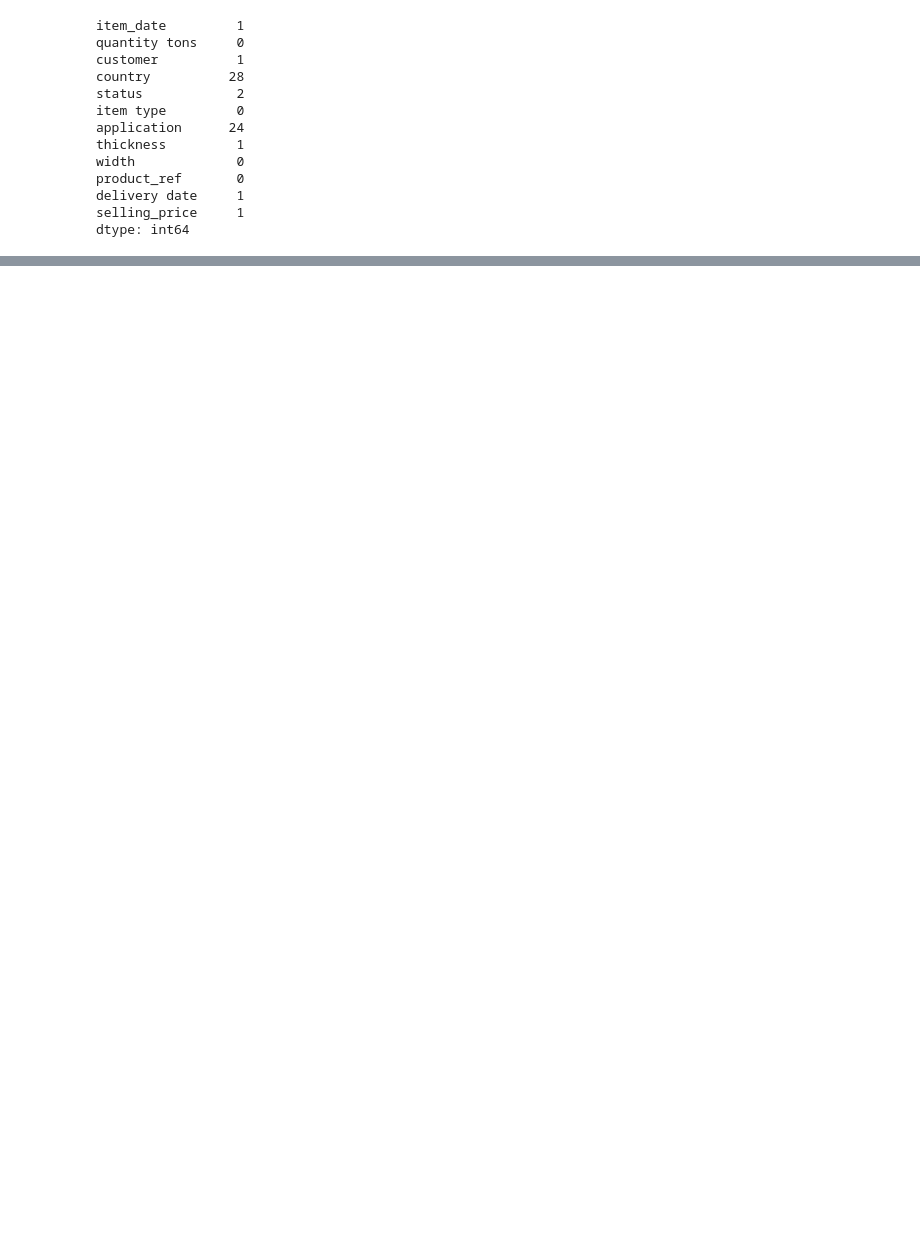
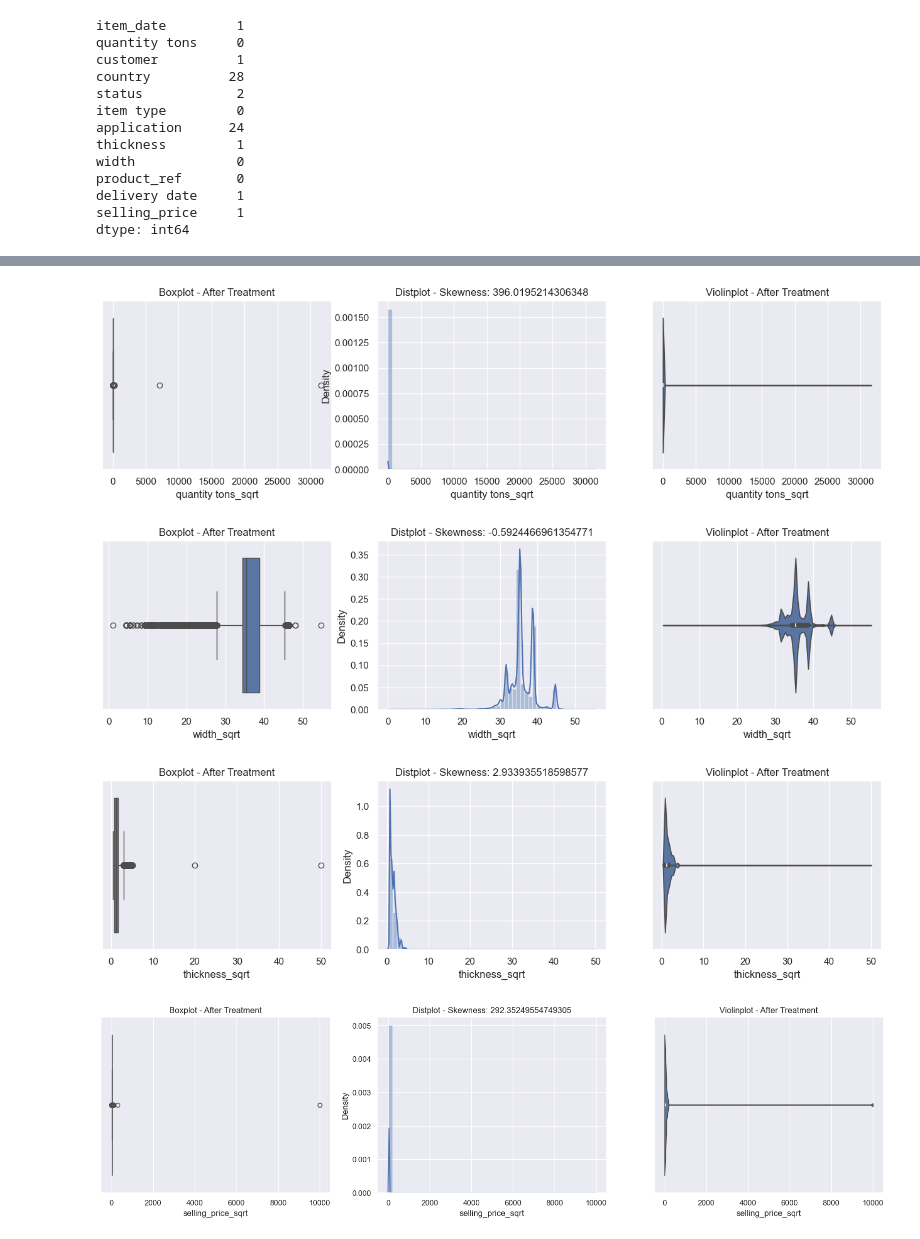
Before and after one commit to Prakash-Kani/Industrial-Copper-Modeling, a Jupyter notebook: Industrial_Dataset_EDA.ipynb, the cells around one changed output, grey strips where cells are left out. Drawn from its saved outputs; the diff is of its cells as text; code cells hidden in the pictures; blank space fills up the shorter version.

```diff
--- a/Industrial_Dataset_EDA.ipynb
+++ b/Industrial_Dataset_EDA.ipynb
@@ -306,0 +428,17 @@ Name: count, dtype: int64
+# %%
+def Square_Root_Transformation(copper_data, *column):
+
+    for col_name in column:
+        # Square root Tansformation
+        copper_data[col_name+'_sqrt'] = np.sqrt(copper_data[col_name])
+
+    column =[i for i in copper_data.columns if 'sqrt' in i]
+
+    return skewness_plot(copper_data, * column)
+# %%
+Square_Root_Transformation(copper_data, *numerical_columns)
+# %% [output]
+[figure, added]
+[figure, added]
+[figure, added]
+[figure, added]
```
Also changed, not shown: parts of 36 cells of this notebook.
